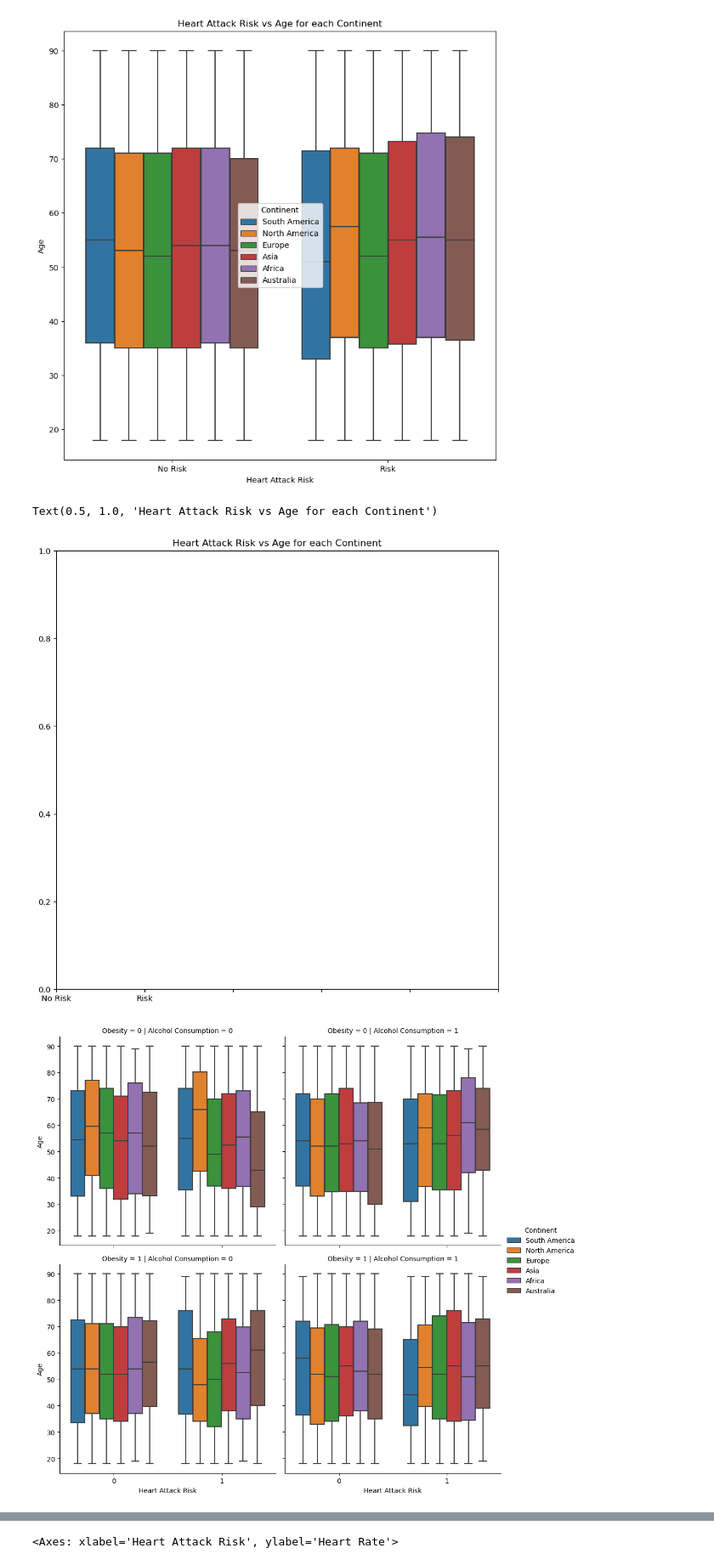
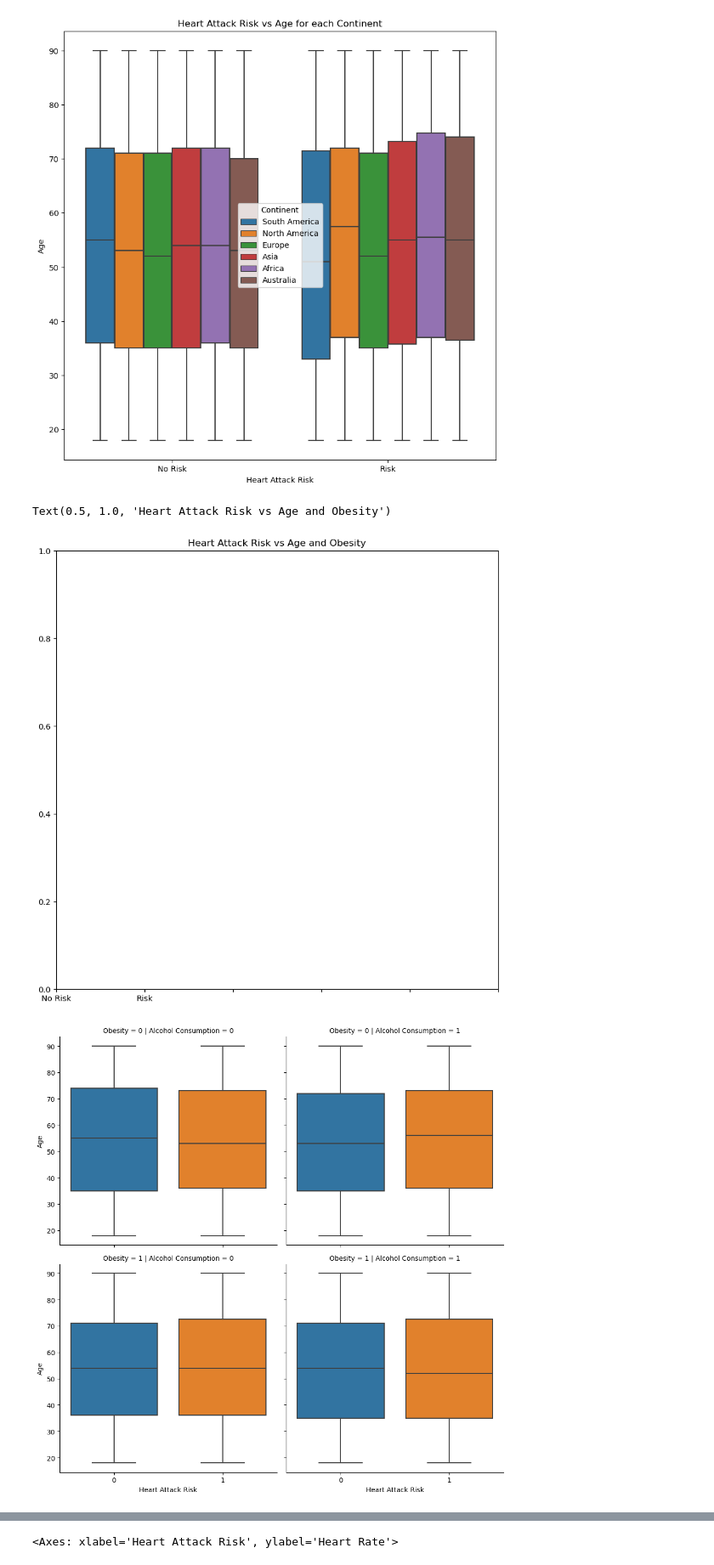
Before and after one commit to mainfranco/Heart-Attack-Prediction, a Jupyter notebook: Heart Attack Prediction.ipynb, the cells around one changed output, grey strips where cells are left out. Shown at 85% size. Drawn from its saved outputs; the diff is of its cells as text; code cells hidden in the pictures.

```diff
--- a/Heart Attack Prediction.ipynb
+++ b/Heart Attack Prediction.ipynb
@@ -89,3 +131,14 @@ Name: Previous Heart Problems, dtype: int64
+# %%
+#Dropping patient ID column now that we know that each record is for 1 unique patient.
+#I also dont need this column for my analysis
+df = df.drop('Patient ID',axis = 1)
+# %%
+# Making Systolic and Diastolic into two different features.
+df['BP_Systolic'] = df['Blood Pressure'].apply(lambda x: x.split('/')[0])
+df['BP_Diastolic'] = df['Blood Pressure'].apply(lambda x: x.split('/')[1])
+
+#Dropping the original column
+df = df.drop(['Blood Pressure'],axis=1)
 # %%
 df.head()
 # %% [output]
@@ -165,10 +412,10 @@ Text(0.5, 1.0, 'Heart Attack Risk vs Age for each Continent')
 [figure]
 # %%
 fig, ax = plt.subplots(figsize=(10,10))
-sns.catplot(y='Age',x='Heart Attack Risk',data=df,hue='Continent',col='Alcohol Consumption',row='Obesity',kind='box')
+sns.catplot(y='Age',x='Heart Attack Risk',data=df, col='Alcohol Consumption',row='Obesity',kind='box')
 ax.set_xticklabels(['No Risk','Risk'])
-ax.set_title('Heart Attack Risk vs Age for each Continent')
+ax.set_title('Heart Attack Risk vs Age and Obesity')
 # %% [output]
-Text(0.5, 1.0, 'Heart Attack Risk vs Age for each Continent')
+Text(0.5, 1.0, 'Heart Attack Risk vs Age and Obesity')
-[figure, old version]
+[figure, new version]
-[figure, old version]
+[figure, new version]
```
Also changed, not shown: parts of 146 cells of this notebook.
